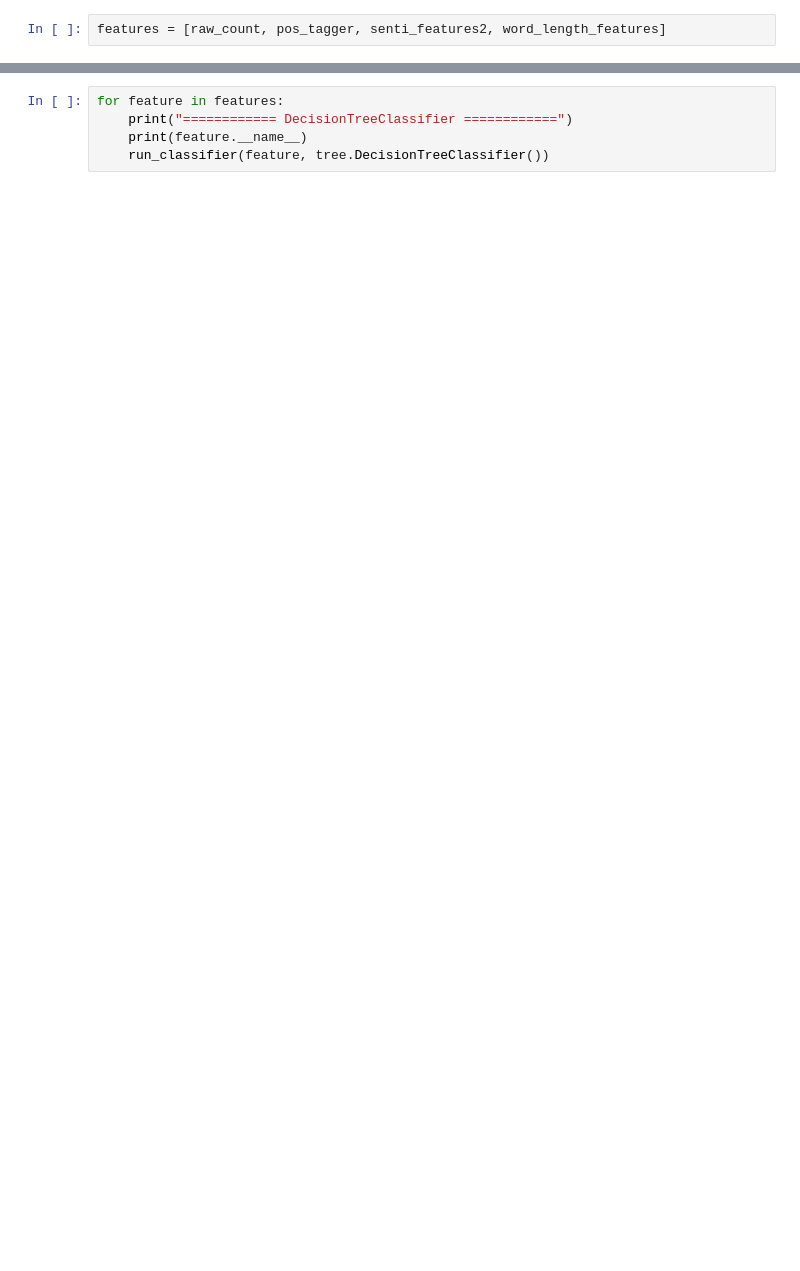
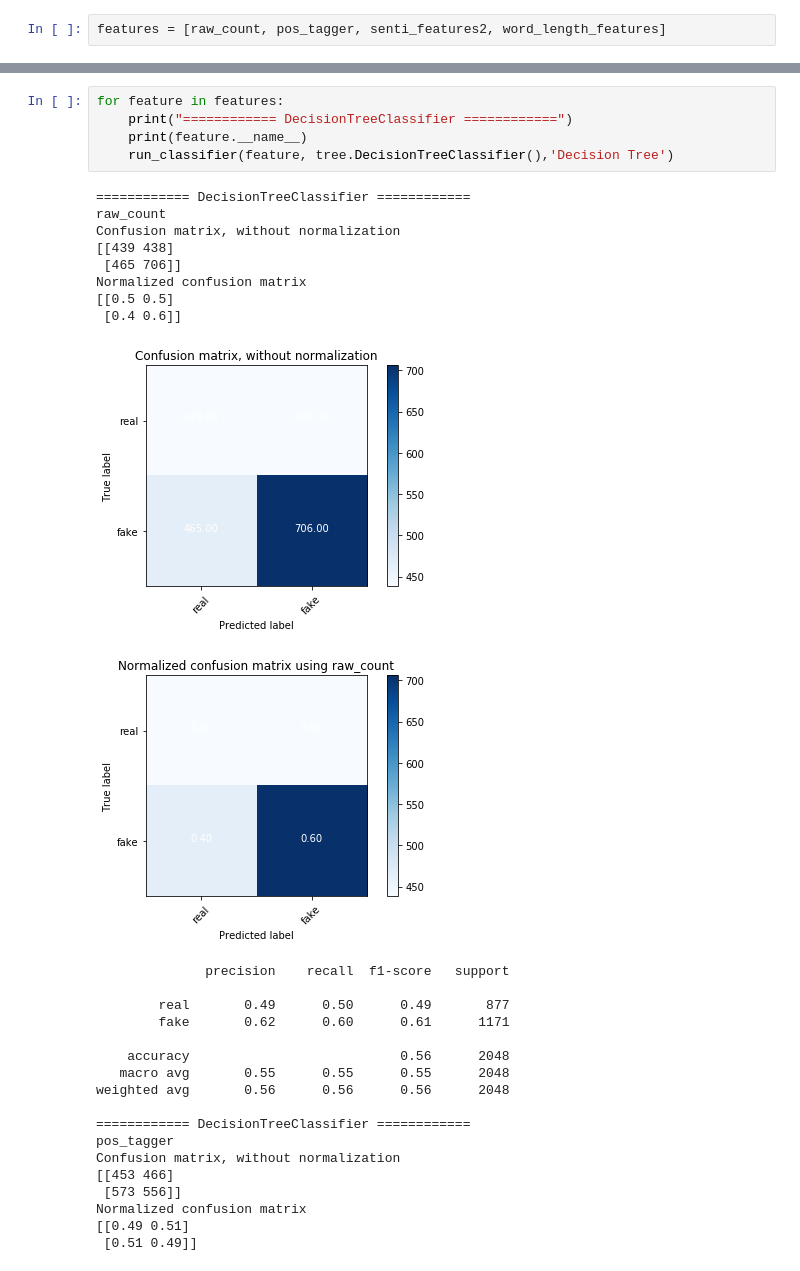
Before and after one commit to RuiyuZ/Fake-News-Detection, a Jupyter notebook: classifier.ipynb, the cells around one changed output, grey strips where cells are left out. Drawn from its saved outputs; the diff is of its cells as text; blank space fills up the shorter version.

```diff
--- a/classifier.ipynb
+++ b/classifier.ipynb
@@ -200,5 +397,33 @@ for feature in features:
 # %%
 for feature in features:
     print("============ DecisionTreeClassifier ============")
     print(feature.__name__)
-    run_classifier(feature, tree.DecisionTreeClassifier())
+    run_classifier(feature, tree.DecisionTreeClassifier(),'Decision Tree')
+# %% [output]
+============ DecisionTreeClassifier ============
+raw_count
+Confusion matrix, without normalization
+[[439 438]
+ [465 706]]
+Normalized confusion matrix
+[[0.5 0.5]
+ [0.4 0.6]]
+[figure, added]
+[figure, added]
+              precision    recall  f1-score   support
+
+        real       0.49      0.50      0.49       877
+        fake       0.62      0.60      0.61      1171
+
+    accuracy                           0.56      2048
+   macro avg       0.55      0.55      0.55      2048
+weighted avg       0.56      0.56      0.56      2048
+
+============ DecisionTreeClassifier ============
+pos_tagger
+Confusion matrix, without normalization
+[[453 466]
+ [573 556]]
+Normalized confusion matrix
+[[0.49 0.51]
+ [0.51 0.49]]
```
Also changed, not shown: parts of 8 cells of this notebook.
